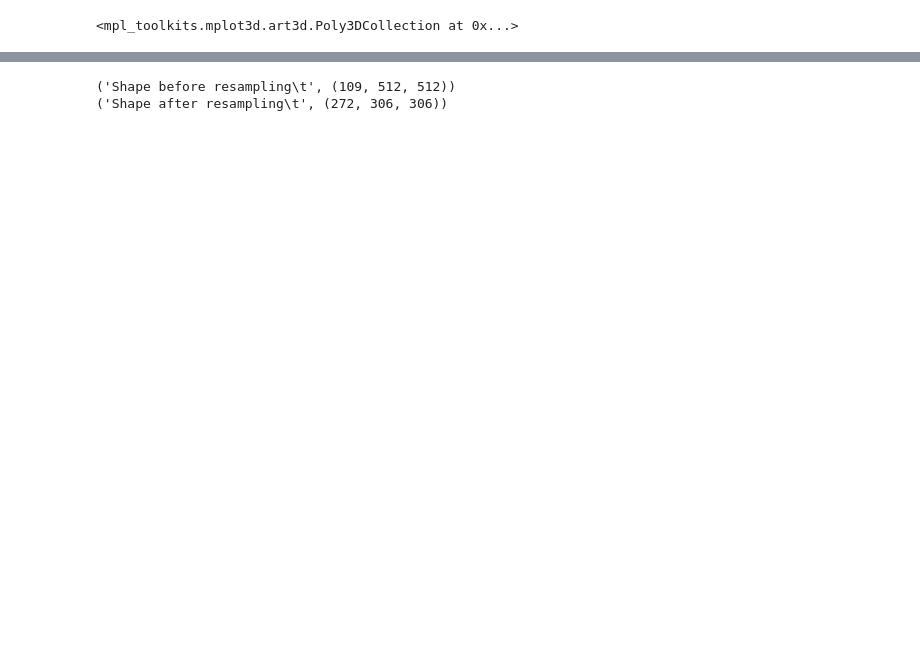
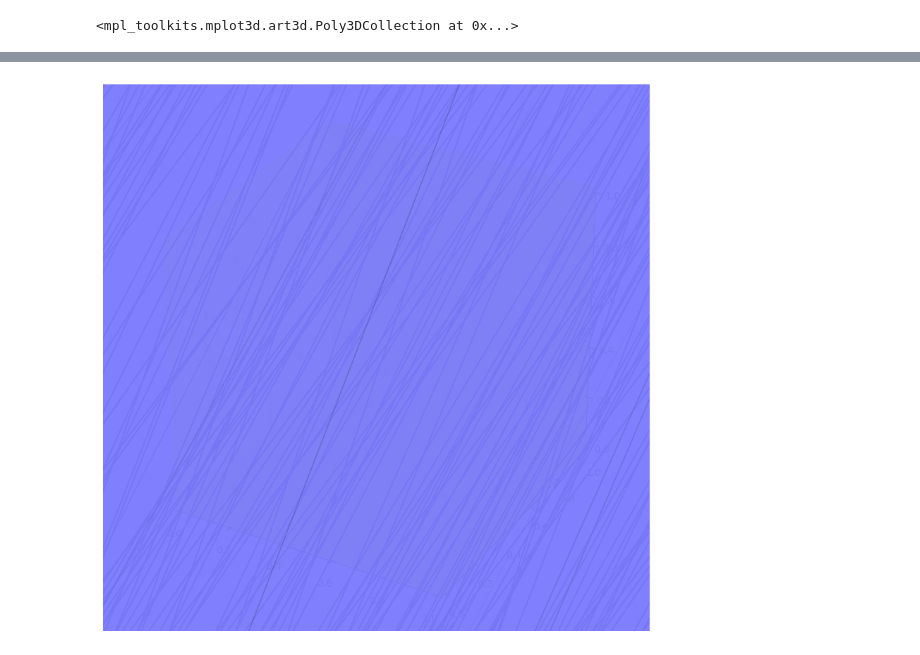
Before and after one commit to MichaelMa2014/Kaggle, a Jupyter notebook: LungCancer/Prepocessing.ipynb, the cells around one changed output, grey strips where cells are left out. Cells and saved outputs as stored; diff of their text form; code cells hidden in the pictures; blank space fills up the shorter version.

```diff
--- a/LungCancer/Prepocessing.ipynb
+++ b/LungCancer/Prepocessing.ipynb
@@ -173,3 +182,7 @@ plt.show()
+# %%
+fig
+# %% [output]
+[figure, added]
 # %%
 def plot_3d(image, threshold=-300):
 
@@ -210,8 +209 @@ def resample(image, scan, new_spacing=[1,1,1]):
-# %%
-pix_resampled, spacing = resample(first_patient_pixels, first_patient, [1,1,1])
-print("Shape before resampling\t", first_patient_pixels.shape)
-print("Shape after resampling\t", pix_resampled.shape)
-# %% [output]
-('Shape before resampling\t', (109, 512, 512))
-('Shape after resampling\t', (272, 306, 306))
 # %%
```
Also changed, not shown: parts of 12 cells of this notebook.
